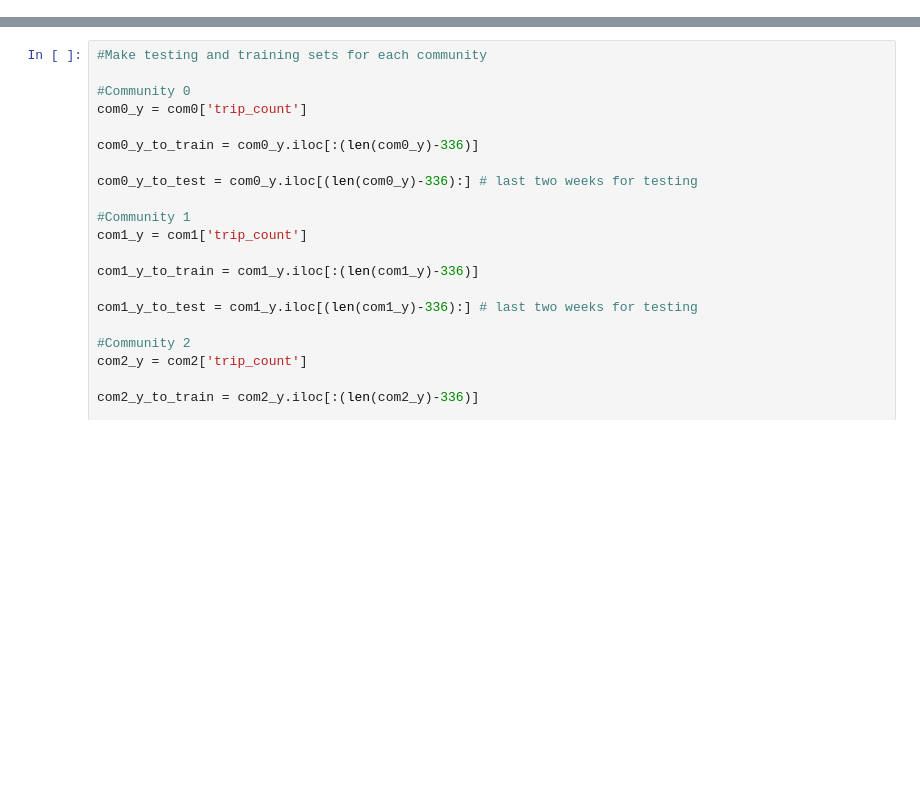
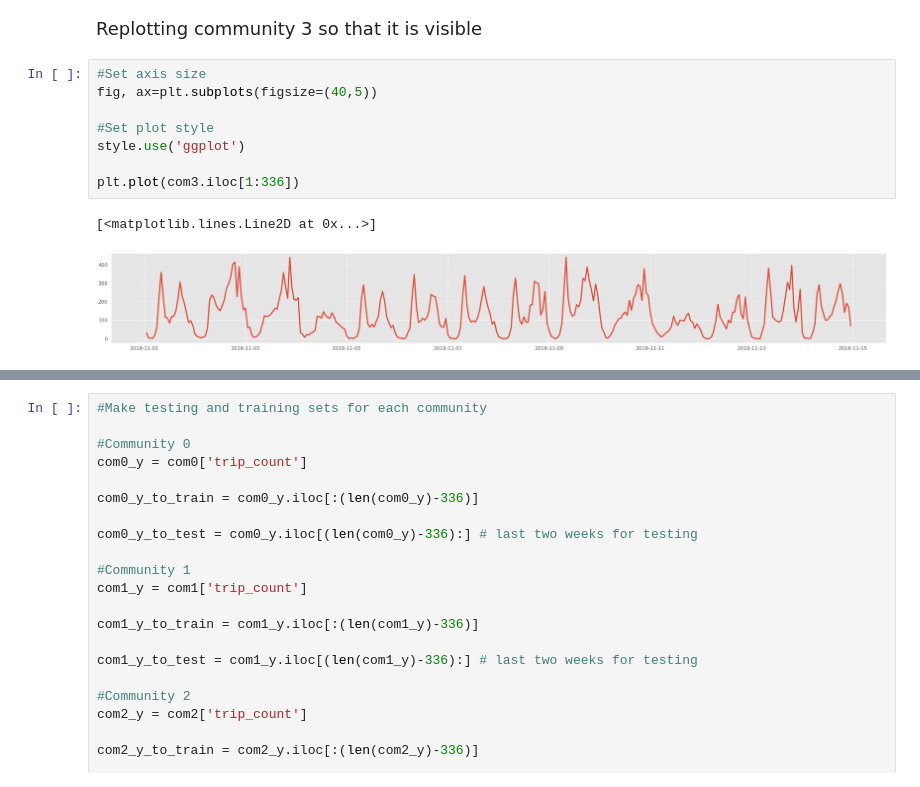
Before and after one commit to brhirsch/statistical_analysis_of_chicago_rideshare_volume, a Jupyter notebook: Testing Time series v1.ipynb, the cells around one changed output, grey strips where cells are left out. Cells and saved outputs as stored; diff of their text form; blank space fills up the shorter version.

```diff
--- a/Testing Time series v1.ipynb
+++ b/Testing Time series v1.ipynb
@@ -76,0 +73,13 @@ To register the converters:
+# %% [markdown]
+<font size="4"> Replotting community 3 so that it is visible </font>
+# %%
+#Set axis size
+fig, ax=plt.subplots(figsize=(40,5))
+
+#Set plot style
+style.use('ggplot')
+
+plt.plot(com3.iloc[1:336])
+# %% [output]
+[<matplotlib.lines.Line2D at 0x...>]
+[figure, added]
```
Also changed, not shown: parts of 29 cells of this notebook, 2 other files.
